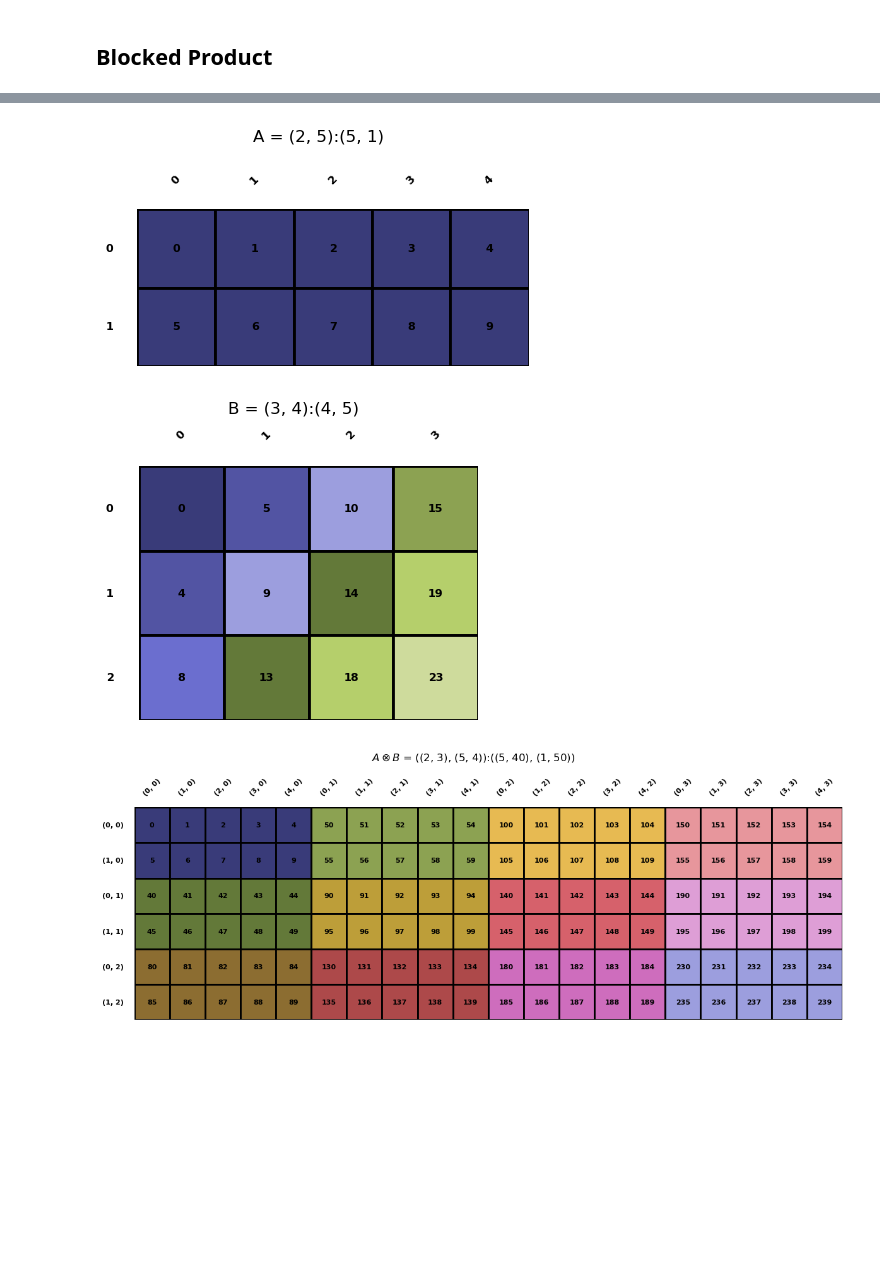
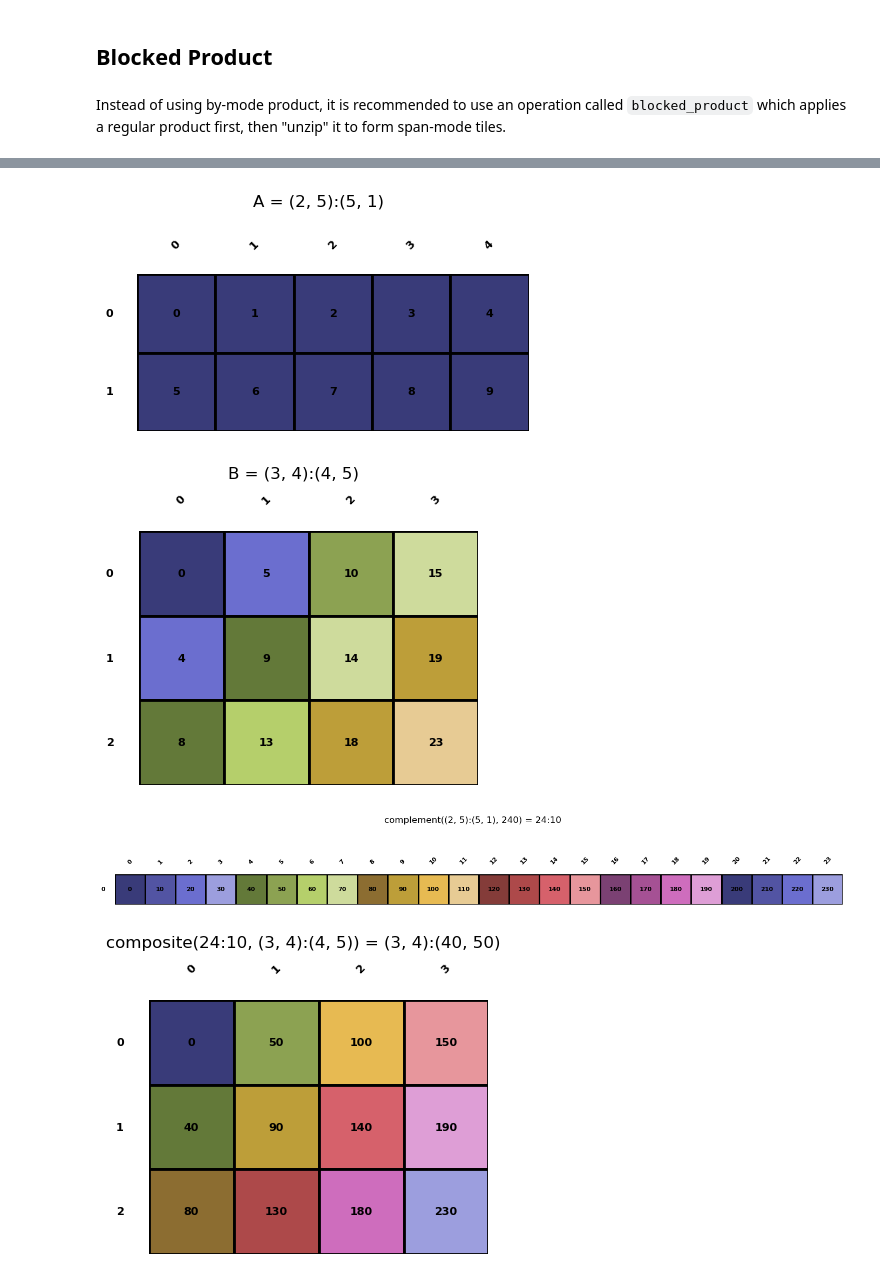
Before and after one commit to w32zhong/simp-intelligence, a Jupyter notebook: simp_intelligence/math/layout_product.ipynb, the cells around one changed output, grey strips where cells are left out. Drawn from its saved outputs; the diff is of its cells as text; code cells hidden in the pictures; blank space fills up the shorter version.

Commit message:
finishing layout_product.ipynb

```diff
--- a/simp_intelligence/math/layout_product.ipynb
+++ b/simp_intelligence/math/layout_product.ipynb
@@ -80,8 +146,10 @@ composite: + 4:5*10
 # %% [markdown]
 ## Blocked Product
+# %% [markdown]
+Instead of using by-mode product, it is recommended to use an operation called `blocked_product` which applies a regular product first, then "unzip" it to form span-mode tiles.
 # %%
 A = Layout.from_string('(2,5):(5,1)').visualize('A', color_cycle=10)
-B = Layout.from_string('(3,4):(4,5)').visualize('B', color_cycle=3)
-print(A.logical_product(B))
-print(A.blocked_product(B).visualize('$A \\otimes B$', color_cycle=10))
+B = Layout.from_string('(3,4):(4,5)').visualize('B', color_cycle=2)
+print(A.logical_product(B, visualize_steps=True, verbose=True, color_cycle=10))
+print(A.blocked_product(B).visualize(r'$A \boxtimes B$', color_cycle=10))
 # %% [output]
@@ -88,5 +164,6 @@ print(A.blocked_product(B).visualize('$A \\otimes B$', color_cycle=10))
 ((2, 5), (3, 4)):((5, 1), (40, 50))
 ((2, 3), (5, 4)):((5, 40), (1, 50))
 [figure]
-[figure, old version]
+[figure, new version]
-[figure, old version]
+[figure, new version]
+[figure, added]
```
Also changed, not shown: parts of 18 cells of this notebook, 2 other files.
